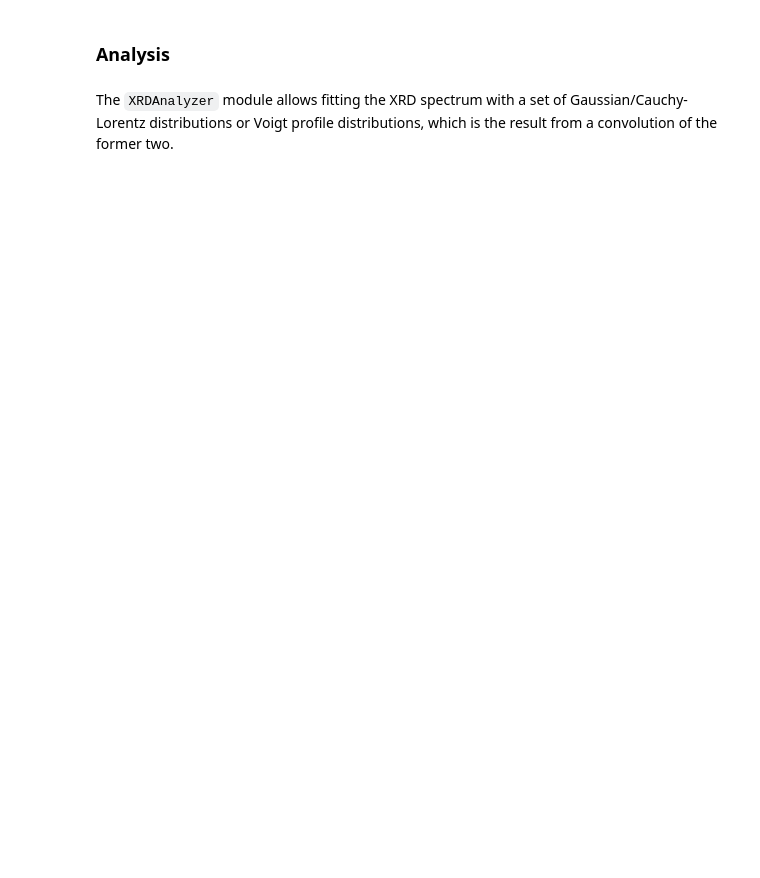
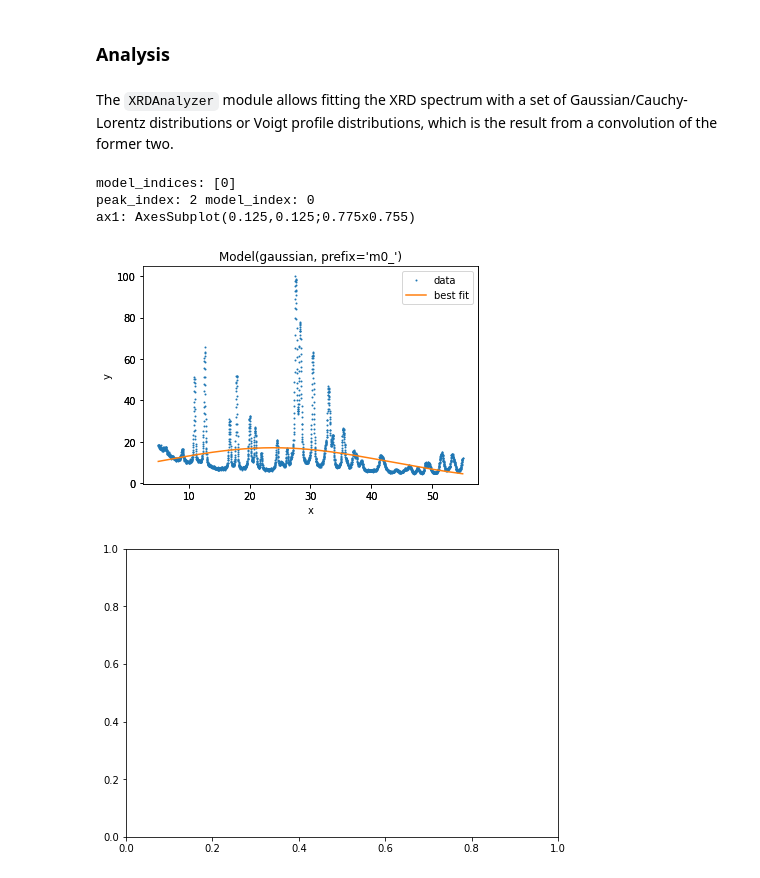
Before and after one commit to FAIRChemistry/XRD_showcase, a Jupyter notebook: app/main.ipynb, the cells around one changed output. Drawn from its saved outputs; the diff is of its cells as text; code cells hidden in the pictures; blank space fills up the shorter version.

```diff
--- a/app/main.ipynb
+++ b/app/main.ipynb
@@ -84,6 +100,12 @@ A diffractrogram can be generated using the module UXDPlotter by passing in `df_
 # %% [markdown]
 The `XRDAnalyzer` module allows fitting the XRD spectrum with a set of Gaussian/Cauchy-Lorentz distributions or Voigt profile distributions, which is the result from a convolution of the former two.
 # %%
-#analyzer = XRDAnalyzer(df_exp_data)
-#myfit = analyzer.fit()
+analyzer = XRDAnalyzer(df_exp_data)
+fit_fig = analyzer.fit()
+# %% [output]
+model_indices: [0]
+peak_index: 2 model_index: 0
+ax1: AxesSubplot(0.125,0.125;0.775x0.755)
+[figure, added]
+[figure, added]
 # %%
```
Also changed, not shown: parts of 5 cells of this notebook, 13 other files.
